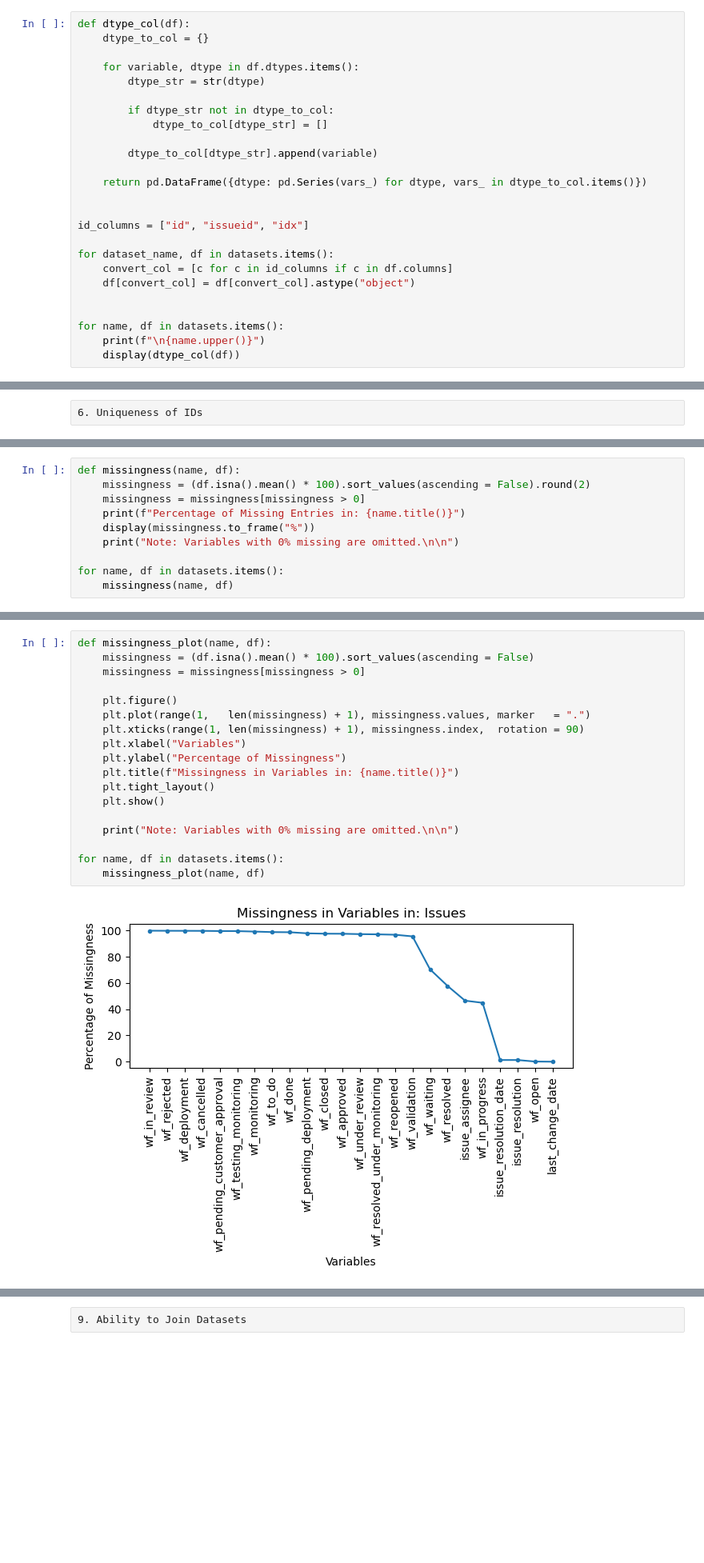
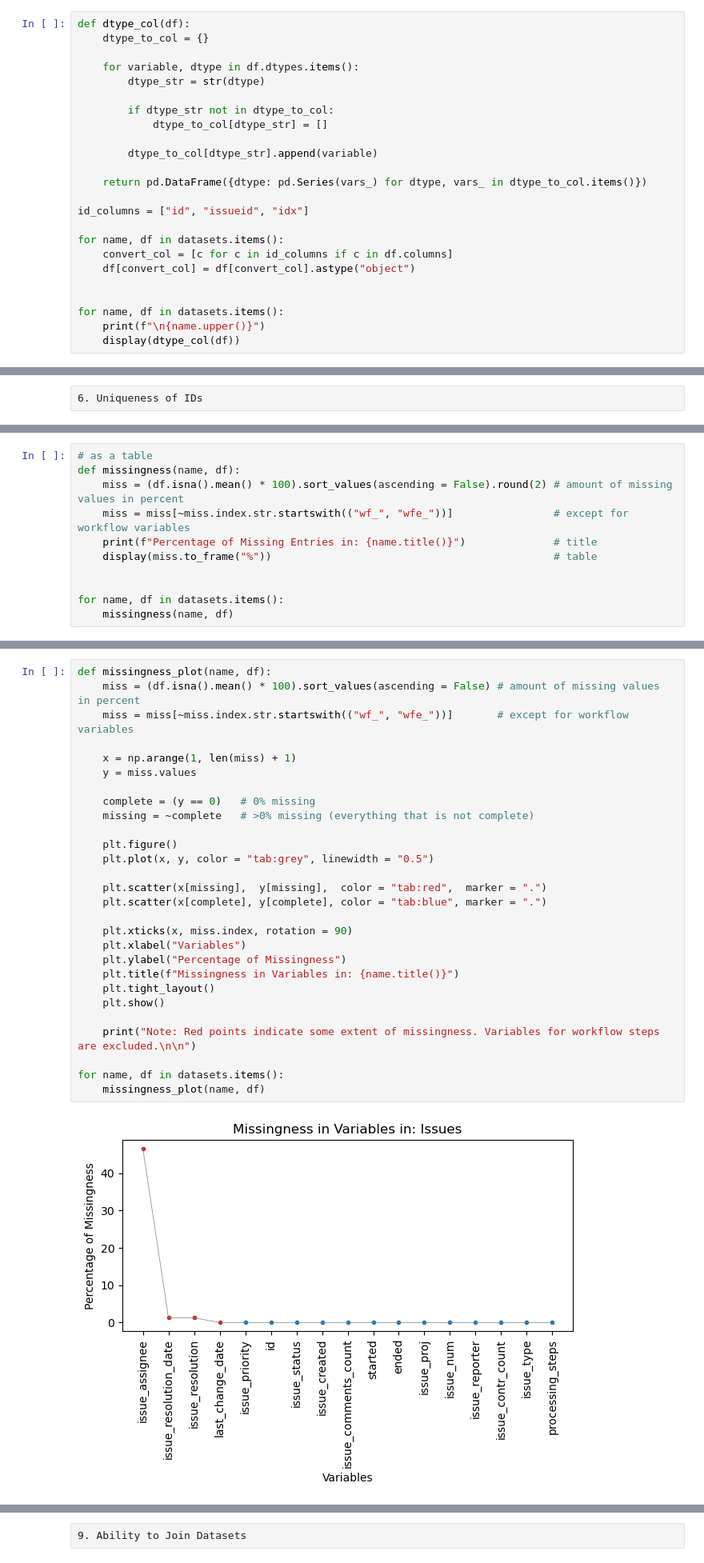
Before and after one commit to DataScientest-Studio/nov25_bds_int_helpdesk, a Jupyter notebook: notebooks/01_Data-inventory.ipynb, the cells around one changed output, grey strips where cells are left out. Shown at 80% size. Drawn from its saved outputs; the diff is of its cells as text; blank space fills up the shorter version.

```diff
--- a/notebooks/01_Data-inventory.ipynb
+++ b/notebooks/01_Data-inventory.ipynb
@@ -105,10 +105,9 @@ def dtype_col(df):
 
     return pd.DataFrame({dtype: pd.Series(vars_) for dtype, vars_ in dtype_to_col.items()})
 
-
 id_columns = ["id", "issueid", "idx"]
 
-for dataset_name, df in datasets.items():
+for name, df in datasets.items():
     convert_col = [c for c in id_columns if c in df.columns]
     df[convert_col] = df[convert_col].astype("object")
 
@@ -210,10 +209,11 @@ Change: 6 rows that share the same Issue-ID & Change-Group-ID update event.
 # %%
+# as a table
 def missingness(name, df):
-    missingness = (df.isna().mean() * 100).sort_values(ascending = False).round(2)
-    missingness = missingness[missingness > 0]
-    print(f"Percentage of Missing Entries in: {name.title()}")
-    display(missingness.to_frame("%"))
-    print("Note: Variables with 0% missing are omitted.\n\n")
+    miss = (df.isna().mean() * 100).sort_values(ascending = False).round(2) # amount of missing values in percent
+    miss = miss[~miss.index.str.startswith(("wf_", "wfe_"))]                # except for workflow variables
+    print(f"Percentage of Missing Entries in: {name.title()}")              # title
+    display(miss.to_frame("%"))                                             # table
+
 
 for name, df in datasets.items():
     missingness(name, df)
@@ -287,20 +295,30 @@ Note: Variables with 0% missing are omitted.
 # %%
 def missingness_plot(name, df):
-    missingness = (df.isna().mean() * 100).sort_values(ascending = False)
-    missingness = missingness[missingness > 0]
+    miss = (df.isna().mean() * 100).sort_values(ascending = False) # amount of missing values in percent
+    miss = miss[~miss.index.str.startswith(("wf_", "wfe_"))]       # except for workflow variables
+
+    x = np.arange(1, len(miss) + 1)
+    y = miss.values
+
+    complete = (y == 0)   # 0% missing
+    missing = ~complete   # >0% missing (everything that is not complete)
 
     plt.figure()
-    plt.plot(range(1,   len(missingness) + 1), missingness.values, marker   = ".")
-    plt.xticks(range(1, len(missingness) + 1), missingness.index,  rotation = 90)
+    plt.plot(x, y, color = "tab:grey", linewidth = "0.5")
+
+    plt.scatter(x[missing],  y[missing],  color = "tab:red",  marker = ".")
+    plt.scatter(x[complete], y[complete], color = "tab:blue", marker = ".")
+
+    plt.xticks(x, miss.index, rotation = 90)
     plt.xlabel("Variables")
     plt.ylabel("Percentage of Missingness")
     plt.title(f"Missingness in Variables in: {name.title()}")
     plt.tight_layout()
     plt.show()
 
-    print("Note: Variables with 0% missing are omitted.\n\n")
+    print("Note: Red points indicate some extent of missingness. Variables for workflow steps are excluded.\n\n")
 
 for name, df in datasets.items():
     missingness_plot(name, df)
 # %% [output]
-[figure, old version]
+[figure, new version]
```
Also changed, not shown: parts of 44 cells of this notebook.
